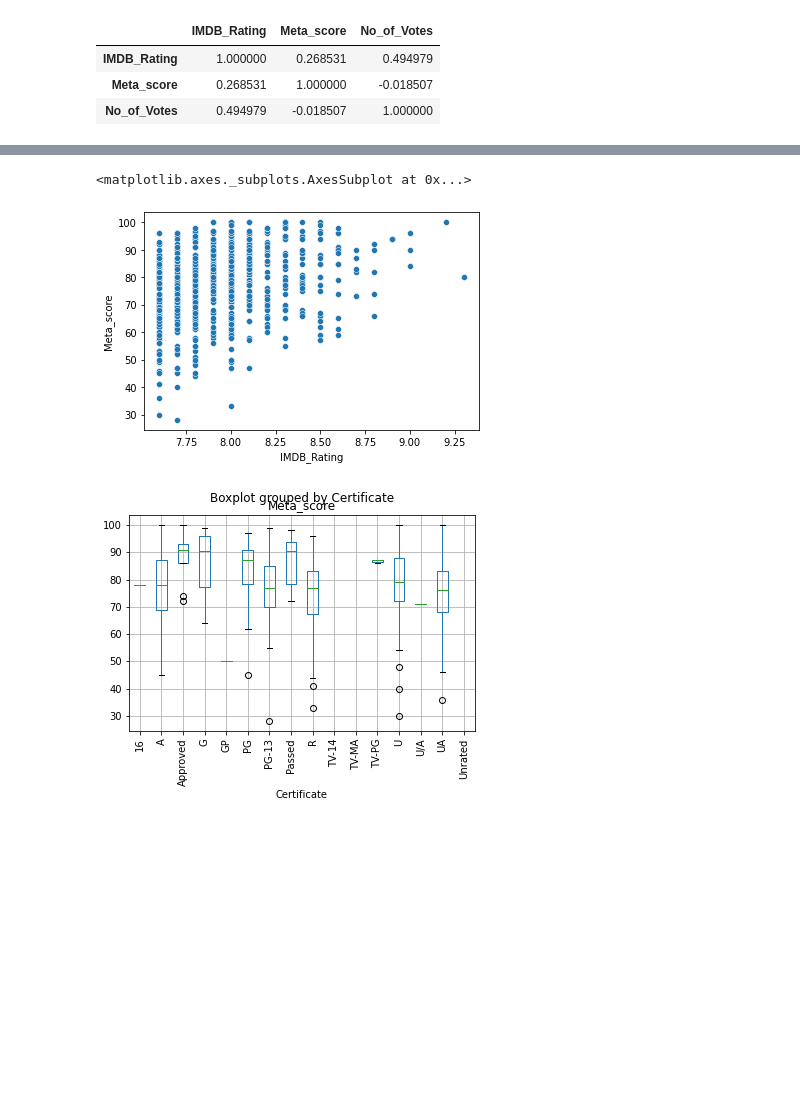
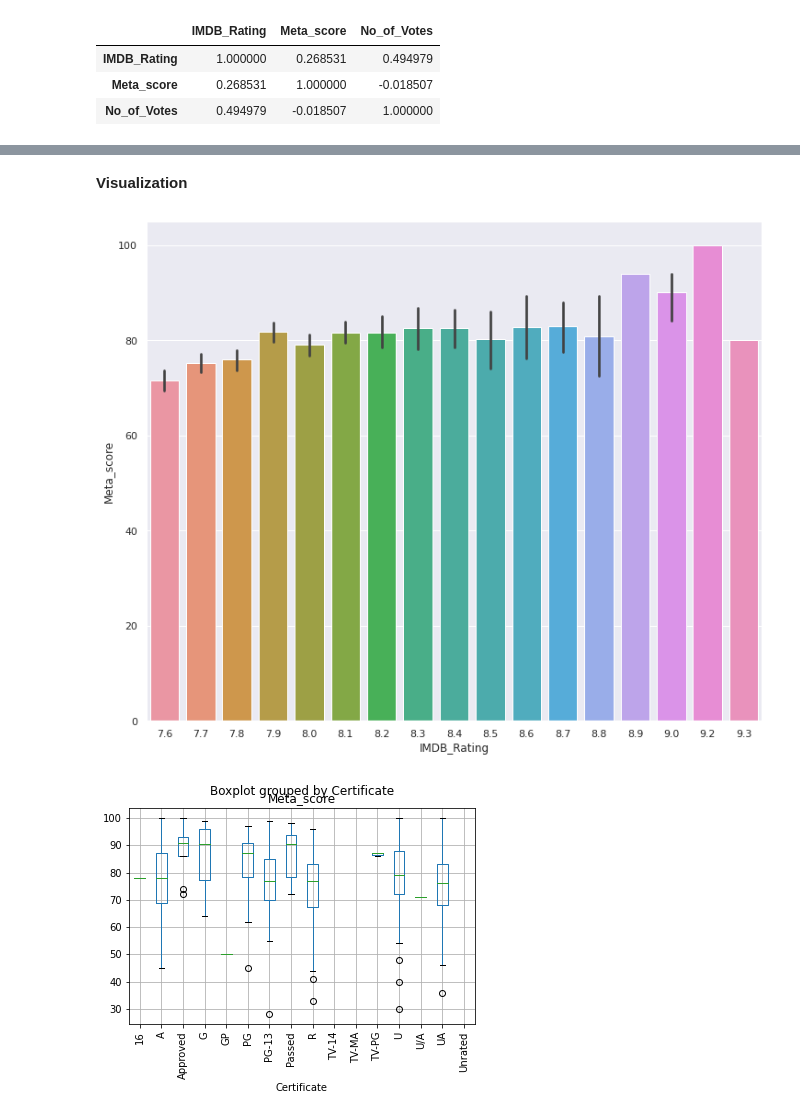
Before and after one commit to lailaknisa/lailaknisa.github.io, a Jupyter notebook: IMDB_Movie.ipynb, the cells around one changed output, grey strips where cells are left out. Saved outputs shown, nothing was run; the diff lists cells and outputs as text; code cells hidden in the pictures; blank space fills up the shorter version.

```diff
--- a/IMDB_Movie.ipynb
+++ b/IMDB_Movie.ipynb
@@ -53,3 +69,6 @@ dtkorel
 | IMDB_Rating | 1.000000 | 0.268531 | 0.494979 |
 | Meta_score | 0.268531 | 1.000000 | -0.018507 |
 | No_of_Votes | 0.494979 | -0.018507 | 1.000000 |
+# %%
+sns.heatmap(dtkorel, annot=True)
+sns.set(rc={'figure.figsize':(8,8)})
@@ -56,8 +83,10 @@ dtkorel
+# %% [markdown]
+**Visualization**
 # %%
-sns.scatterplot(data=data,x='IMDB_Rating',y='Meta_score')
+sns.barplot(data=data, x="IMDB_Rating",y="Meta_score")
+sns.set(rc={'figure.figsize':(12,10)})
 # %% [output]
-<matplotlib.axes._subplots.AxesSubplot at 0x...>
-[figure, old version]
+[figure, new version]
 # %%
 data.boxplot(column='Meta_score',by='Certificate')
 plt.xticks(rotation='vertical')
```
Also changed, not shown: parts of 5 cells of this notebook.
